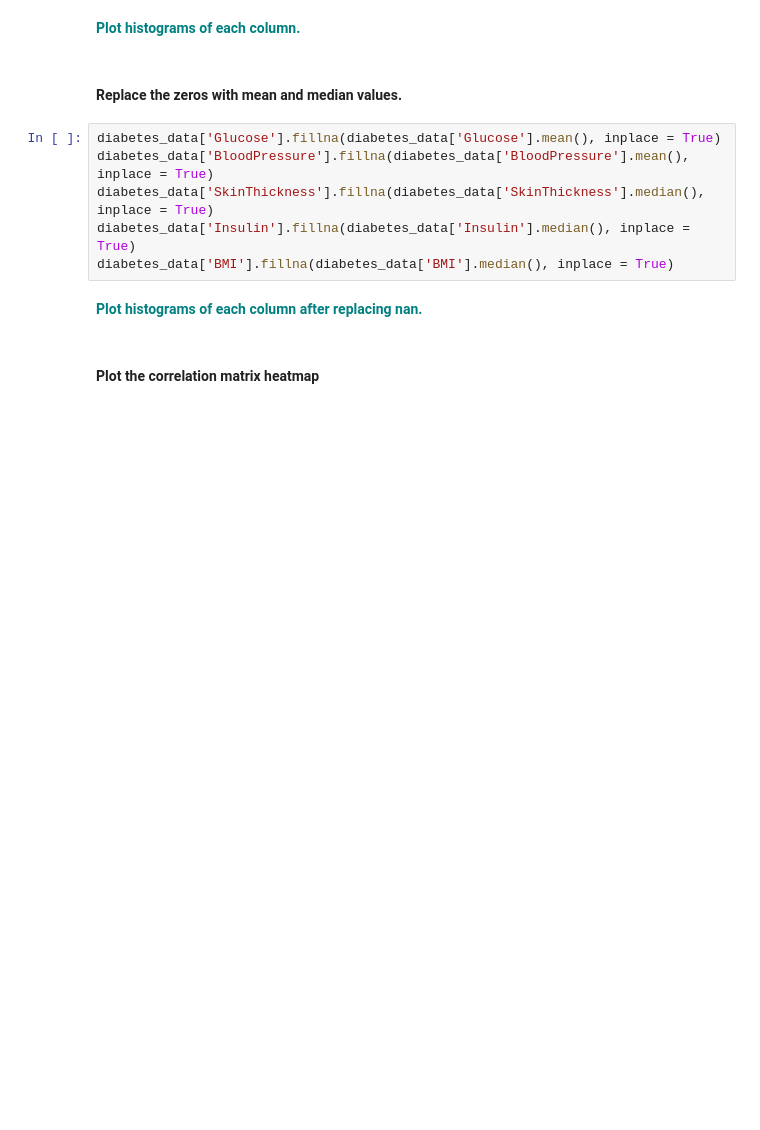
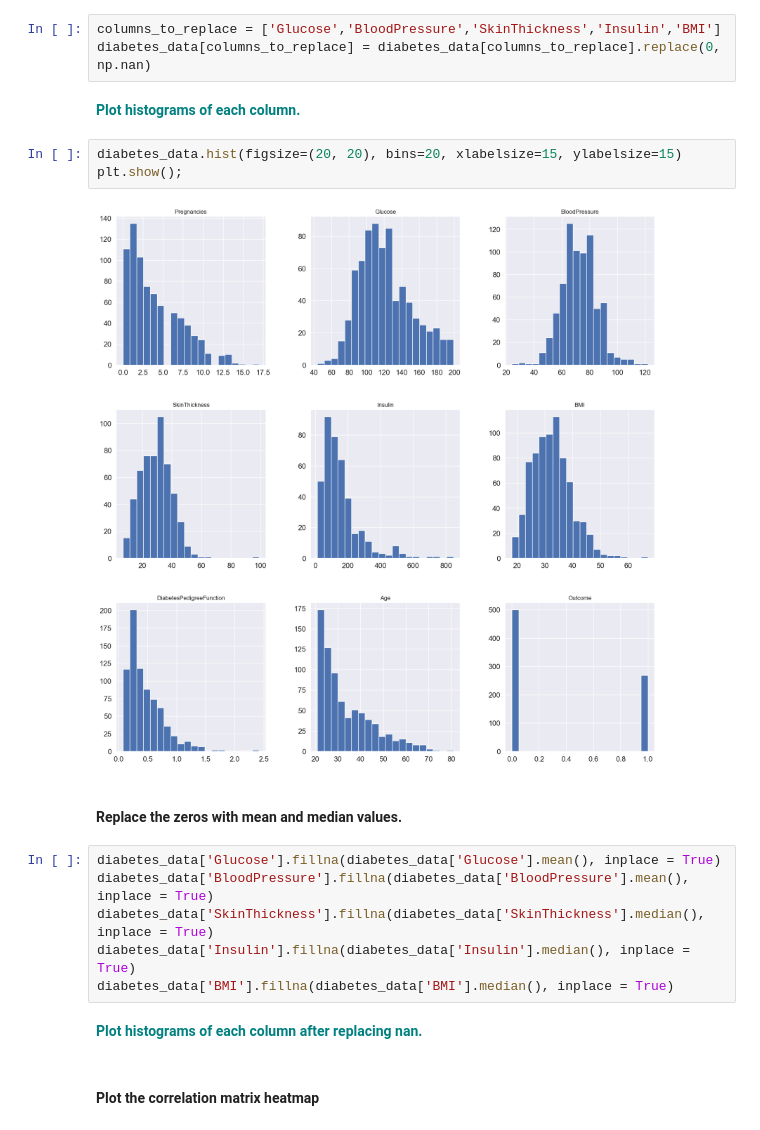
Before and after one commit to amoutafian/Grid_search_KNN, a Jupyter notebook: GridSearchKNN_Case_Study.ipynb, the cells around one changed output. Saved outputs shown, nothing was run; the diff lists cells and outputs as text; blank space fills up the shorter version.

```diff
--- a/GridSearchKNN_Case_Study.ipynb
+++ b/GridSearchKNN_Case_Study.ipynb
@@ -33,7 +66,15 @@ diabetes_data.head()
 # %% [markdown]
 **<font color='teal'> Currently, the missing values in the dataset are represented as zeros. Replace the zero values in the following columns ['Glucose','BloodPressure','SkinThickness','Insulin','BMI'] with nan .</font>**
+# %%
+columns_to_replace = ['Glucose','BloodPressure','SkinThickness','Insulin','BMI']
+diabetes_data[columns_to_replace] = diabetes_data[columns_to_replace].replace(0, np.nan)
 # %% [markdown]
 **<font color='teal'> Plot histograms of each column. </font>**
+# %%
+diabetes_data.hist(figsize=(20, 20), bins=20, xlabelsize=15, ylabelsize=15)
+plt.show();
+# %% [output]
+[figure, added]
 # %% [markdown]
 #### Replace the zeros with mean and median values.
 # %%
```
Also changed, not shown: parts of 6 cells of this notebook.
